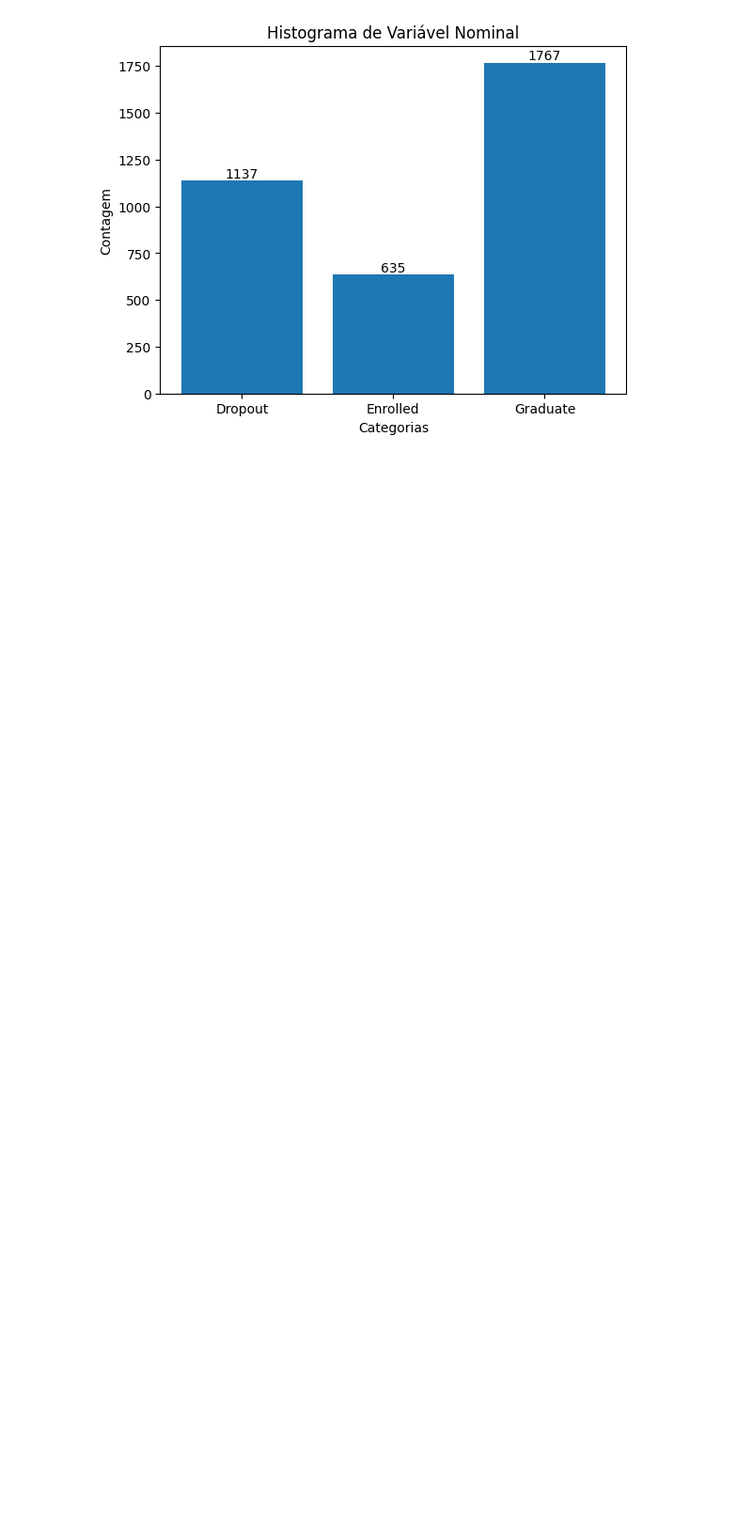
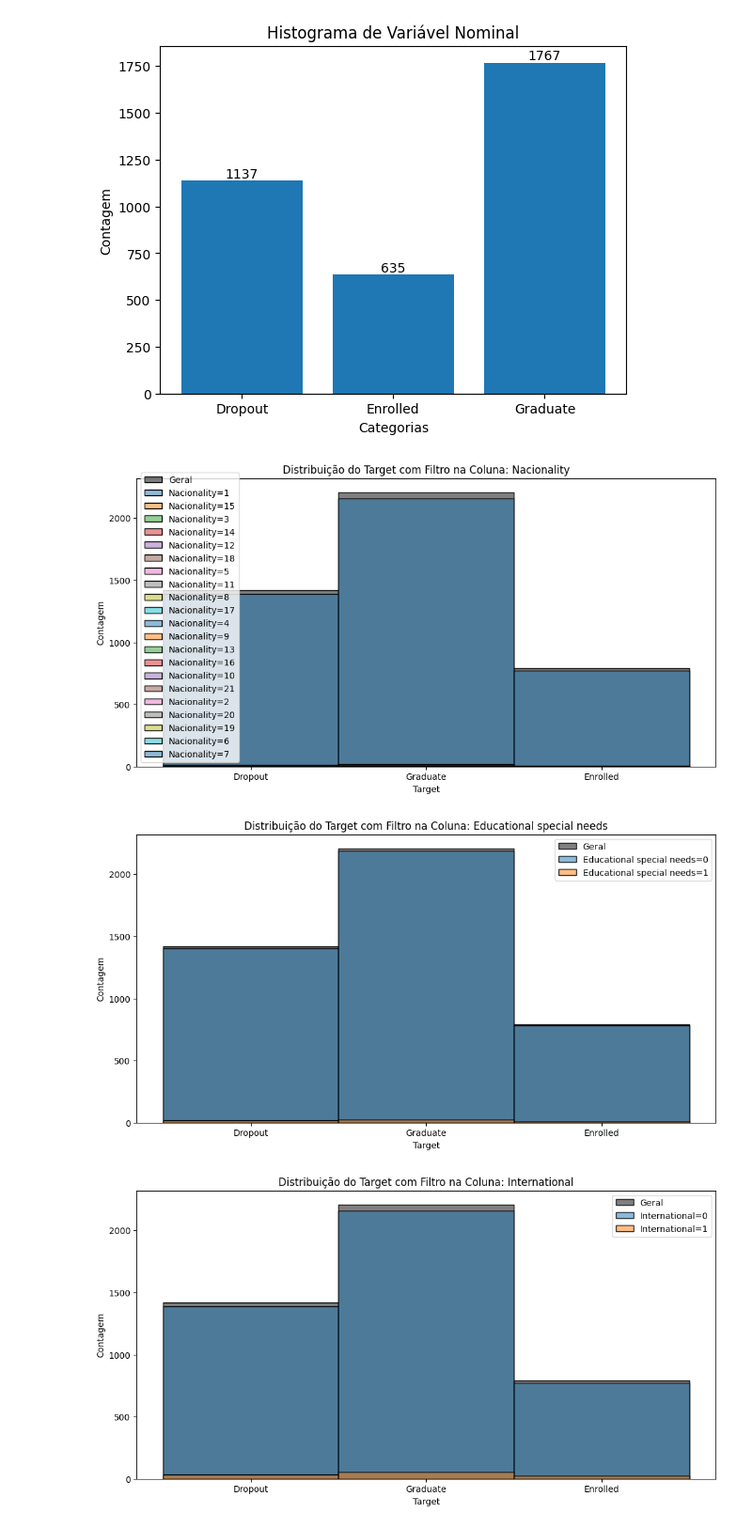
Before and after one commit to felmateos/student-dropout-prediction, a Jupyter notebook: exploratory_analysis/categorical.ipynb, the cells around one changed output. Shown at 94% size. Saved outputs shown, nothing was run; the diff lists cells and outputs as text; code cells hidden in the pictures; blank space fills up the shorter version.

```diff
--- a/exploratory_analysis/categorical.ipynb
+++ b/exploratory_analysis/categorical.ipynb
@@ -156,6 +156,30 @@ for i, count in enumerate(contagem_ordenada):
 plt.show()
 # %% [output]
 [figure]
+# %%
+colunas = ['Nacionality', 'Educational special needs', 'International']
+target = 'Target'
+for coluna in colunas:
+    unique_values = df[coluna].unique()
+    plt.figure(figsize=(12, 6))
+
+    # Gráfico da distribuição geral como histograma
+    sns.histplot(df[target], label='Geral', color='black', kde=False, bins=30, alpha=0.5)
+
+    # Gráficos das distribuições condicionadas pelos valores da coluna
+    for value in unique_values:
+        subset = df[df[coluna] == value]
+        sns.histplot(subset[target], label=f'{coluna}={value}', kde=False, bins=30, alpha=0.5)
+
+    plt.title(f'Distribuição do Target com Filtro na Coluna: {coluna}')
+    plt.xlabel('Target')
+    plt.ylabel('Contagem')
+    plt.legend()
+    plt.show()
+# %% [output]
+[figure, added]
+[figure, added]
+[figure, added]
 # %% [markdown]
 ## Conclusão
 
```
Also changed, not shown: parts of 1 cell of this notebook, 15 other files.
